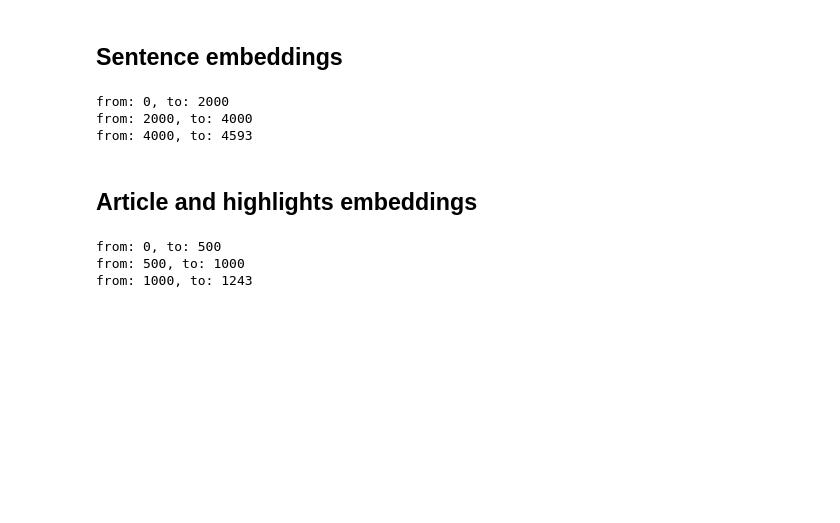
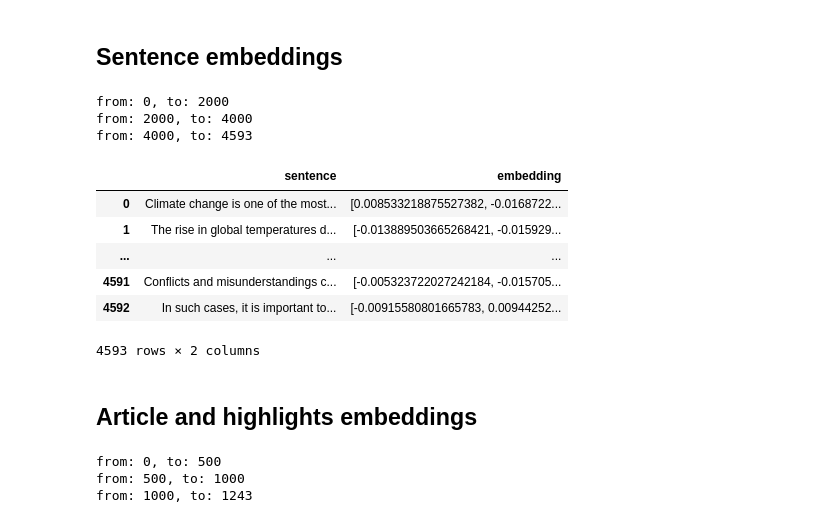
Before and after one commit to cfong32/key-sentence-extraction, a Jupyter notebook: exp16_save_gpt_embeddings_chatgptDS.ipynb, the cells around one changed output. Saved outputs shown, nothing was run; the diff lists cells and outputs as text; code cells hidden in the pictures; blank space fills up the shorter version.

```diff
--- a/exp16_save_gpt_embeddings_chatgptDS.ipynb
+++ b/exp16_save_gpt_embeddings_chatgptDS.ipynb
@@ -188,6 +167,16 @@ for i in range(0, len(df_sent), BATCH_SIZE):
 from: 0, to: 2000
 from: 2000, to: 4000
 from: 4000, to: 4593
+# %%
+df_sent
+# %% [output]
+|  | sentence | embedding |
+| 0 | Climate change is one of the most... | [0.008533218875527382, -0.0168722... |
+| 1 | The rise in global temperatures d... | [-0.013889503665268421, -0.015929... |
+| ... | ... | ... |
+| 4591 | Conflicts and misunderstandings c... | [-0.005323722027242184, -0.015705... |
+| 4592 | In such cases, it is important to... | [-0.00915580801665783, 0.00944252... |
+4593 rows × 2 columns
 # %%
 # save sentences embeddings
 df_sent.to_pickle('exp16_df_sent_chatgptDS.dfpkl')
```
Also changed, not shown: parts of 8 cells of this notebook.
